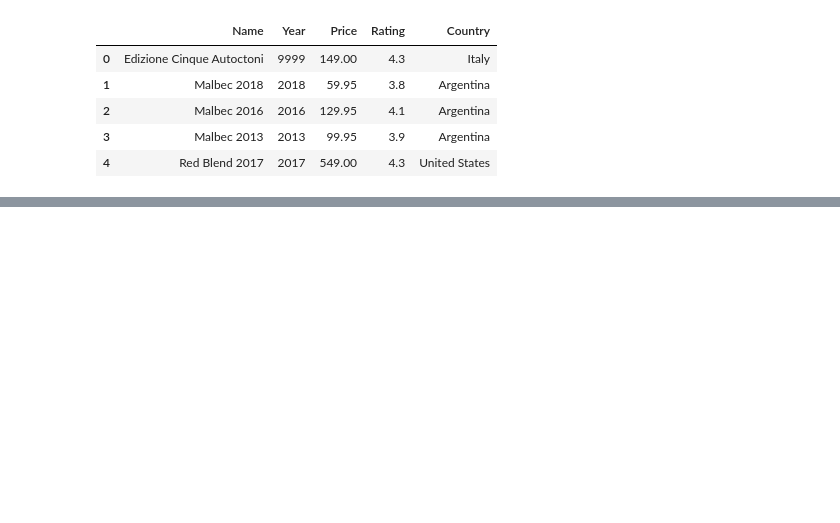
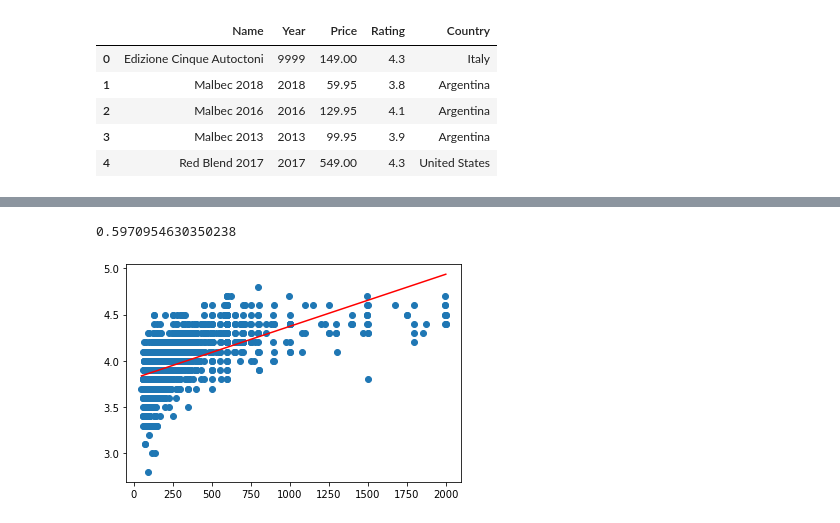
Before and after one commit to MathiasNoeClausen/pythonEksamen, a Jupyter notebook: Python_eksamen.ipynb, the cells around one changed output, grey strips where cells are left out. Cells and saved outputs as stored; diff of their text form; code cells hidden in the pictures; blank space fills up the shorter version.

```diff
--- a/Python_eksamen.ipynb
+++ b/Python_eksamen.ipynb
@@ -74,0 +124,11 @@ df.head()
+# %%
+x = dfLargeClean['Price']
+y = dfLargeClean['Rating']
+plt.scatter(x, y)
+
+plt.plot(np.unique(x), np.poly1d(np.polyfit(x, y, 1))(np.unique(x)), color='red')
+correlation = x.corr(y)
+print(correlation)
+# %% [output]
+0.5970954630350238
+[figure, added]
```
Also changed, not shown: parts of 9 cells of this notebook, 4 other files.
